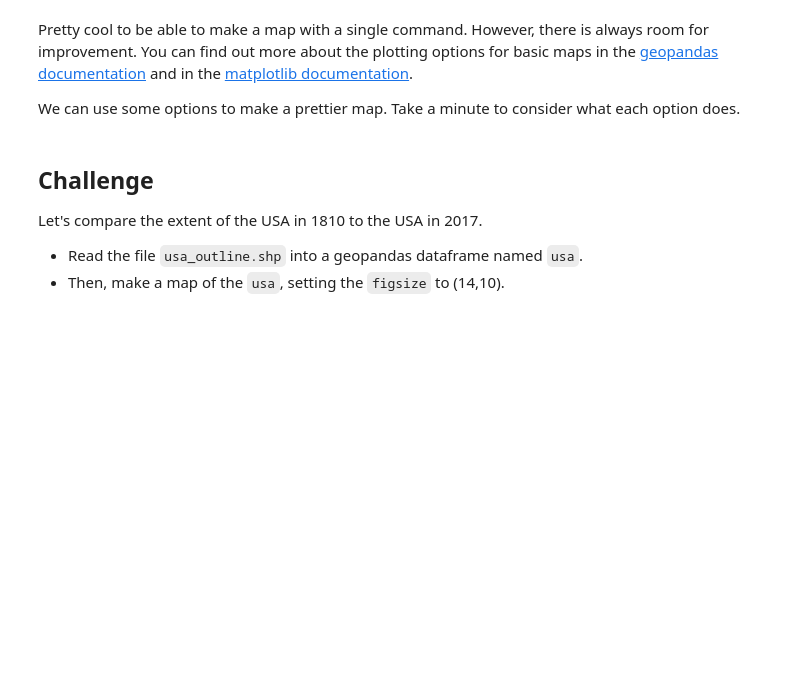
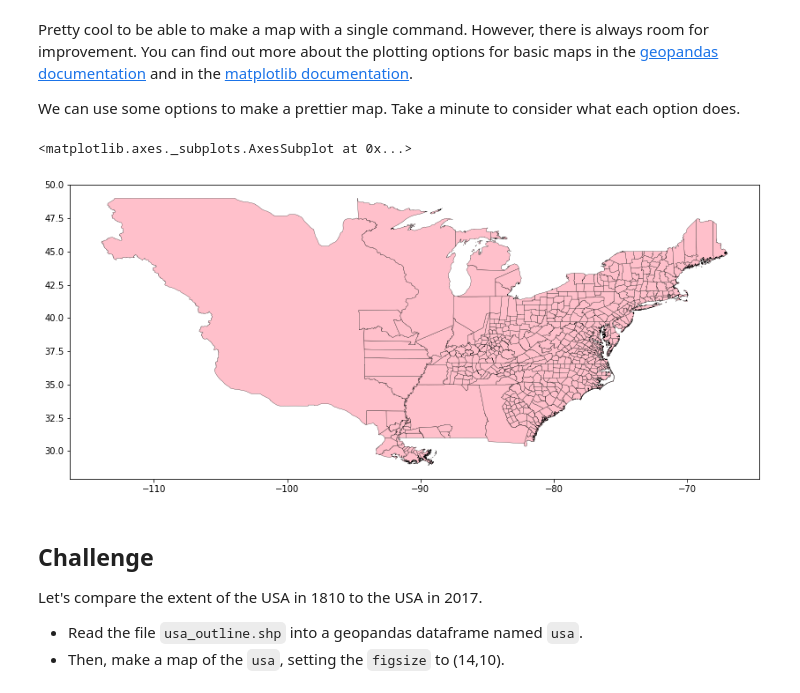
Before and after one commit to dlab-berkeley/Python-Geospatial-Fundamentals-Legacy, a Jupyter notebook: older_versions/geopandas_intro_lsc.ipynb, the cells around one changed output. Saved outputs shown, nothing was run; the diff lists cells and outputs as text; code cells hidden in the pictures; blank space fills up the shorter version.

Commit message:
moved older versions to folder

```diff
--- a/older_versions/geopandas_intro_lsc.ipynb
+++ b/older_versions/geopandas_intro_lsc.ipynb
@@ -51,4 +58,5 @@ Take a look at your files with the **ls** command on a mac or in the cloud or **
 If you see a **geopandas_intro** folder (directory) then update the value of **my_folder** by uncommenting the line below and executing the code.
 # %%
 # Where are the notebook files?
-my_folder = "./geopandas_intro/"
+#my_folder = "./geopandas_intro/"
+print(my_folder)
@@ -163,8 +281,11 @@ You can find out more about the plotting options for basic maps in the [geopanda
 
 We can use some options to make a prettier map. Take a minute to consider what each option does.
 # %%
-# make blue counties red
-usa1810.plot(linewidth=0.25, edgecolor='black', facecolor='red',  figsize=(14,10))
+# make blue counties pink
+usa1810.plot(linewidth=0.25, edgecolor='black', facecolor='pink',  figsize=(14,10))
+# %% [output]
+<matplotlib.axes._subplots.AxesSubplot at 0x...>
+[figure, added]
 # %% [markdown]
 ## Challenge
 
```
Also changed, not shown: parts of 69 cells of this notebook, 2 other files.
